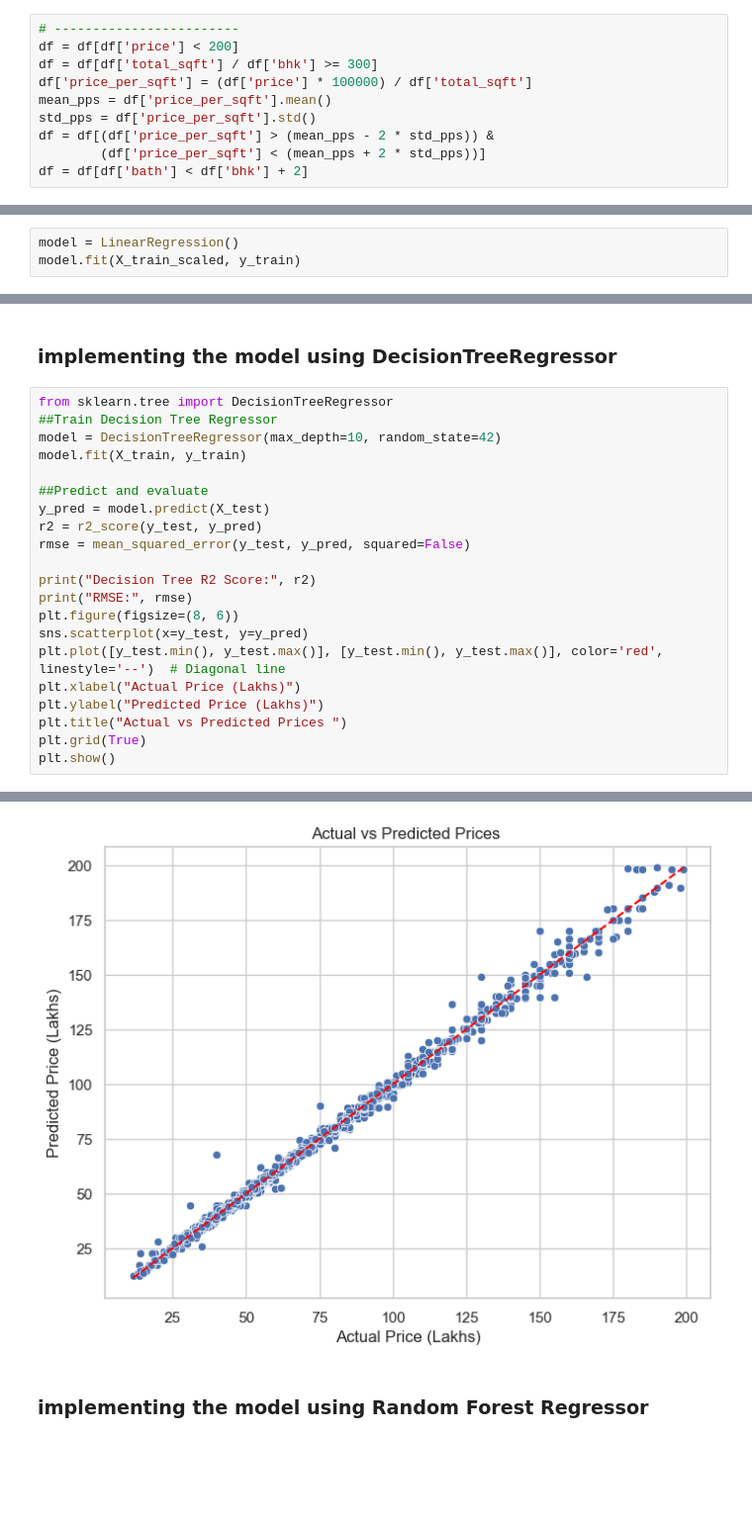
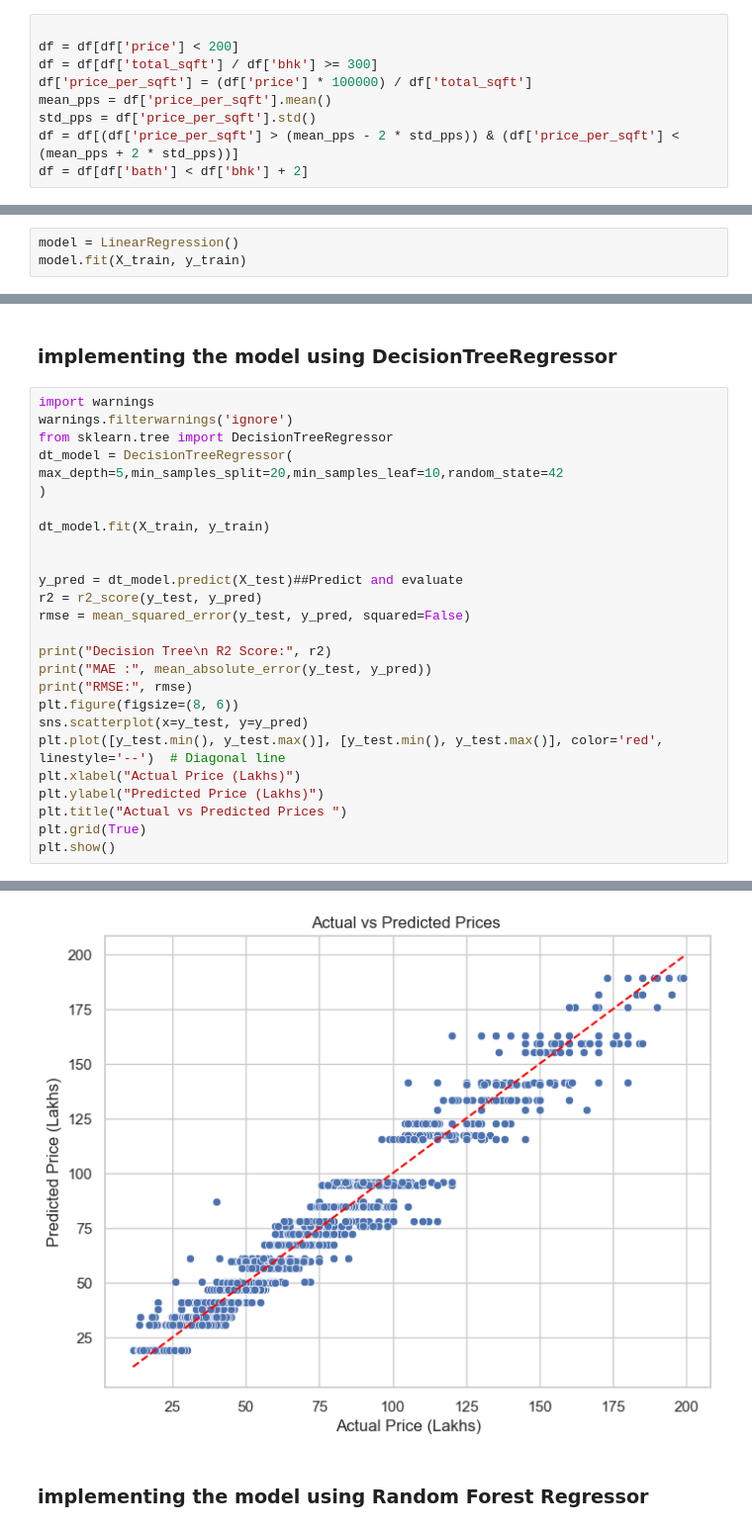
Before and after one commit to SourabhDixit07/Banglore_House_Price_Prediction, a Jupyter notebook: Finalproject.ipynb, the cells around one changed output, grey strips where cells are left out. Shown at 99% size. Drawn from its saved outputs; the diff is of its cells as text; blank space fills up the shorter version.

```diff
--- a/Finalproject.ipynb
+++ b/Finalproject.ipynb
@@ -127,14 +121,13 @@ dtype: int64
 # %% [markdown]
 ### Removing the outliers
 # %%
-# ------------------------
+
 df = df[df['price'] < 200]
 df = df[df['total_sqft'] / df['bhk'] >= 300]
 df['price_per_sqft'] = (df['price'] * 100000) / df['total_sqft']
 mean_pps = df['price_per_sqft'].mean()
 std_pps = df['price_per_sqft'].std()
-df = df[(df['price_per_sqft'] > (mean_pps - 2 * std_pps)) &
-        (df['price_per_sqft'] < (mean_pps + 2 * std_pps))]
+df = df[(df['price_per_sqft'] > (mean_pps - 2 * std_pps)) & (df['price_per_sqft'] < (mean_pps + 2 * std_pps))]
 df = df[df['bath'] < df['bhk'] + 2]
 # %%
 # Value counts
@@ -285,6 +270,6 @@ X_test_scaled = scaler.transform(X_test)
 # %%
 model = LinearRegression()
-model.fit(X_train_scaled, y_train)
+model.fit(X_train, y_train)
 # %% [output]
 LinearRegression()
 # %%
@@ -313,17 +298,22 @@ RMSE          : 8.44909998427589
 # %% [markdown]
 ### implementing the model using DecisionTreeRegressor
 # %%
+import warnings
+warnings.filterwarnings('ignore')
 from sklearn.tree import DecisionTreeRegressor
-##Train Decision Tree Regressor
-model = DecisionTreeRegressor(max_depth=10, random_state=42)
-model.fit(X_train, y_train)
+dt_model = DecisionTreeRegressor(
+max_depth=5,min_samples_split=20,min_samples_leaf=10,random_state=42
+)
 
-##Predict and evaluate
-y_pred = model.predict(X_test)
+dt_model.fit(X_train, y_train)
+
+
+y_pred = dt_model.predict(X_test)##Predict and evaluate
 r2 = r2_score(y_test, y_pred)
 rmse = mean_squared_error(y_test, y_pred, squared=False)
 
-print("Decision Tree R2 Score:", r2)
+print("Decision Tree\n R2 Score:", r2)
+print("MAE :", mean_absolute_error(y_test, y_pred))
 print("RMSE:", rmse)
 plt.figure(figsize=(8, 6))
 sns.scatterplot(x=y_test, y=y_pred)
@@ -339,4 +331,4 @@ RMSE: 2.250294479182742
-[figure, old version]
+[figure, new version]
 # %% [markdown]
 ### implementing the model using Random Forest Regressor
 # %%
```
Also changed, not shown: parts of 29 cells of this notebook.
